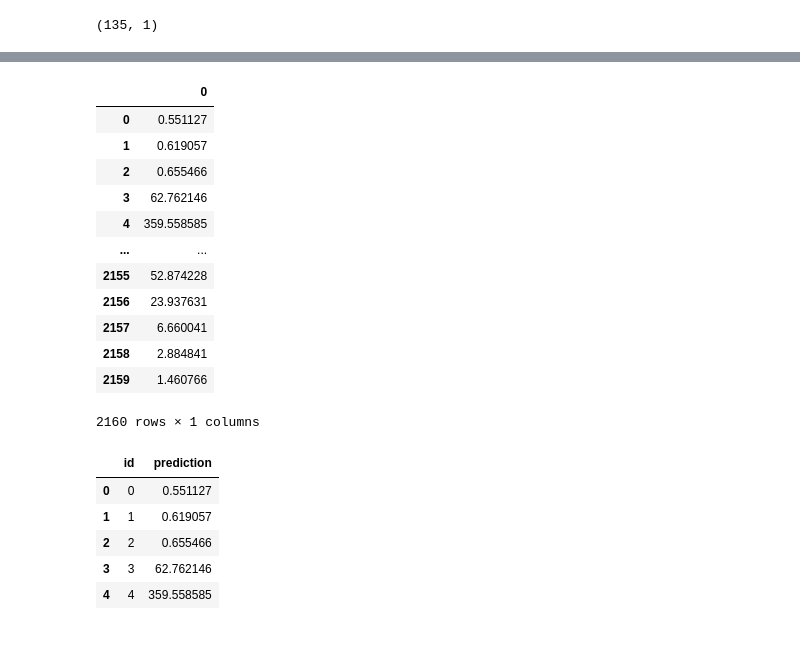
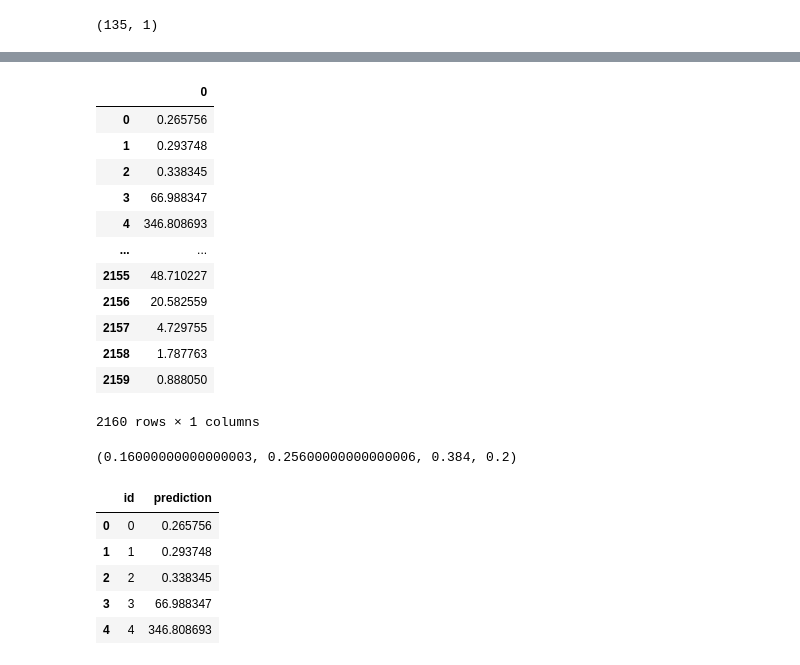
Before and after one commit to mathiasraa/tdt4173-forecasting, a Jupyter notebook: notebooks/autogluon.ipynb, the cells around one changed output, grey strips where cells are left out. Cells and saved outputs as stored; diff of their text form; code cells hidden in the pictures.

```diff
--- a/notebooks/autogluon.ipynb
+++ b/notebooks/autogluon.ipynb
@@ -545,7 +545,7 @@ Name: pv_measurement, Length: 2160, dtype: float32
 # predictions = pd.read_csv("../data/results/predictions_2.csv").drop(columns="Unnamed: 0")
 # %%
 prediction_df_scaled = y_scaler.inverse_transform(preds.values.reshape(-1, 1))
-prediction_df_scaled_df = pd.DataFrame(prediction_df_scaled)
+autogluon_scaled = pd.DataFrame(prediction_df_scaled)
 # %%
 best_pred = pd.read_csv("./sumbission_all_the_boys_1.csv")
 best_pred
@@ -569,3 +569,6 @@ print(lgb_hypertune[lgb_hypertune[0] < 0].shape)
 # lgb_hypertune[lgb_hypertune[0] < 0] = 0
 # %% [output]
 (135, 1)
+# %%
+catboost = pd.read_csv("../data/processed/catboost.csv")
+print(catboost[catboost["prediction"] < 0].shape)
@@ -631,42 +645,56 @@ Total error:
 # %%
-
 # Current best model
 
 # weighted_pred = prediction_df_scaled_df.copy()
 # weighted_pred[0] = prediction_df_scaled_df[0] * 0.4 + best_pred["prediction"] * 0.6
 # weighted_pred
 
 # Weighing in tuned LightGBM model
-weighted_pred = prediction_df_scaled_df.copy()
-weighted_pred[0] = lgb_hypertune[0] * 0.3 + (prediction_df_scaled_df[0] * 0.4 + best_pred["prediction"] * 0.6) * 0.7
+weighted_pred = autogluon_scaled.copy()
+weighted_pred[0] = (
+    lgb_hypertune[0] * 0.2
+    + (autogluon_scaled[0] * 0.4 + best_pred["prediction"] * 0.6) * 0.8
+) * 0.6 + catboost["prediction"] * 0.4
+
 weighted_pred
 # %% [output]
 |  | 0 |
-| 0 | 0.551127 |
-| 1 | 0.619057 |
-| 2 | 0.655466 |
-| 3 | 62.762146 |
-| 4 | 359.558585 |
+| 0 | 0.265756 |
+| 1 | 0.293748 |
+| 2 | 0.338345 |
+| 3 | 66.988347 |
+| 4 | 346.808693 |
 | ... | ... |
-| 2155 | 52.874228 |
-| 2156 | 23.937631 |
-| 2157 | 6.660041 |
-| 2158 | 2.884841 |
-| 2159 | 1.460766 |
+| 2155 | 48.710227 |
+| 2156 | 20.582559 |
+| 2157 | 4.729755 |
+| 2158 | 1.787763 |
+| 2159 | 0.888050 |
 2160 rows × 1 columns
+# %%
+weights = (
+    1 * 0.2 * 0.8,
+    1 * 0.4 * 0.8 * 0.8,
+    1 * 0.6 * 0.8 * 0.8,
+    1 * 0.2
+)
+
+weights
+# %% [output]
+(0.16000000000000003, 0.25600000000000006, 0.384, 0.2)
 # %%
 resultframe = pd.DataFrame(columns = ["id", "prediction"])
 resultframe["prediction"] = weighted_pred
-# resultframe['prediction'] = np.where(resultframe['prediction'] < 0, 0, resultframe['prediction'])
+resultframe['prediction'] = np.where(resultframe['prediction'] < 0, 0, resultframe['prediction'])
 resultframe["id"] = range(len(resultframe))
 resultframe.head()
 # %% [output]
 |  | id | prediction |
-| 0 | 0 | 0.551127 |
-| 1 | 1 | 0.619057 |
-| 2 | 2 | 0.655466 |
-| 3 | 3 | 62.762146 |
-| 4 | 4 | 359.558585 |
+| 0 | 0 | 0.265756 |
+| 1 | 1 | 0.293748 |
+| 2 | 2 | 0.338345 |
+| 3 | 3 | 66.988347 |
+| 4 | 4 | 346.808693 |
 # %%
 import datetime
 
```
Also changed, not shown: parts of 3 cells of this notebook.
